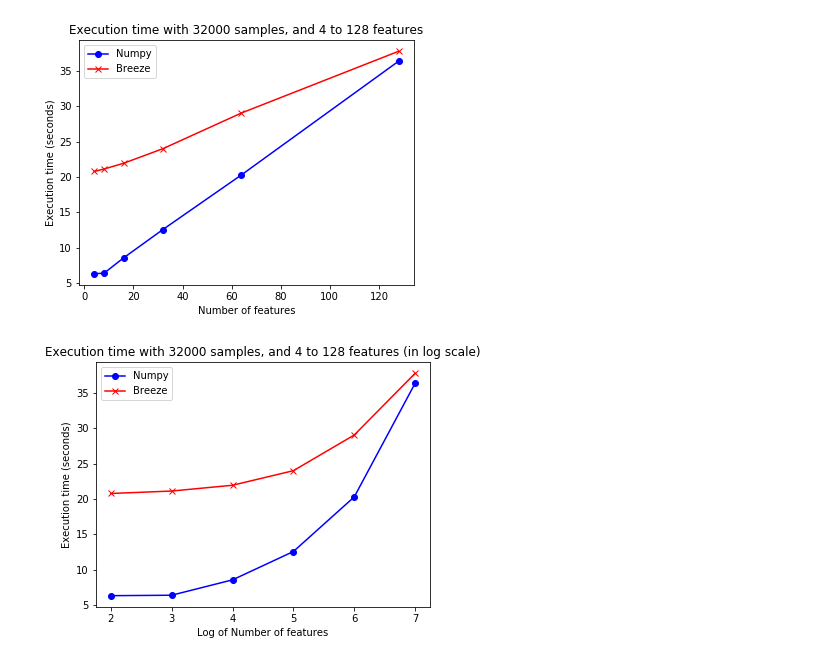
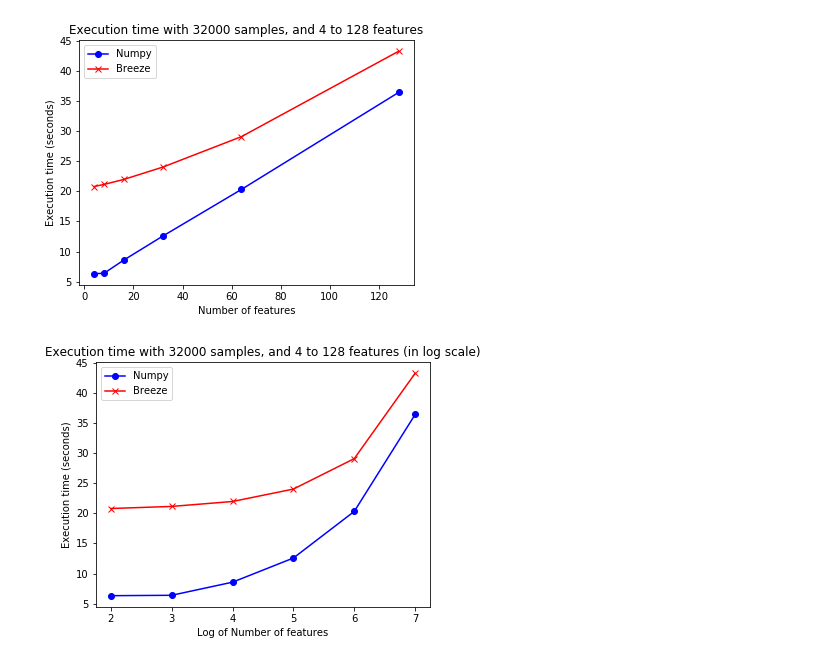
Before and after one commit to trungnguyencs/Architecture_Benchmark, a Jupyter notebook: PCA-Numpy-Breeze/results/plot.ipynb, the cells around one changed output. Saved outputs shown, nothing was run; the diff lists cells and outputs as text; code cells hidden in the pictures.

Commit message:
update plots

```diff
--- a/PCA-Numpy-Breeze/results/plot.ipynb
+++ b/PCA-Numpy-Breeze/results/plot.ipynb
@@ -5,28 +5,28 @@ import numpy as np
 # %%
 x = np.array([4, 8, 16, 32, 64, 128])
 dim_py = np.array([6.333825354, 6.398121999, 8.572502396, 12.582088585, 20.314978511, 36.398928026])
-dim_scala = np.array([20.798034210, 21.143162595, 21.962111205, 24.024125482, 29.074358590, 37.807105962])
+dim_scala = np.array([20.798034210, 21.143162595, 21.962111205, 24.024125482, 29.074358590, 43.234753866])
 
 plt.figure(figsize=(6,4.5))
 plt.plot(x, dim_py, marker='o', color='blue', label="Numpy")
 plt.plot(x, dim_scala, marker='x', color='red', label="Breeze")
 plt.xlabel('Number of features')
 plt.ylabel('Execution time (seconds)')
 plt.title('Execution time with 32000 samples, and 4 to 128 features')
 plt.legend()
 plt.show()
 
 plt.figure(figsize=(6,4.5))
 plt.plot(np.log2(x), dim_py, marker='o', color='blue', label="Numpy")
 plt.plot(np.log2(x), dim_scala, marker='x', color='red', label="Breeze")
 plt.xlabel('Log of Number of features')
 plt.ylabel('Execution time (seconds)')
 plt.title('Execution time with 32000 samples, and 4 to 128 features (in log scale)')
 plt.legend()
 plt.show()
 # %% [output]
-[figure, old version]
+[figure, new version]
-[figure, old version]
+[figure, new version]
 # %%
 x = [1000, 2000, 4000, 8000, 16000, 32000]
 sample_py = [0.917522254, 1.186010636, 1.721292353, 3.235534791, 11.309076611, 36.398928026]
```
Also changed, not shown: parts of 5 cells of this notebook.
